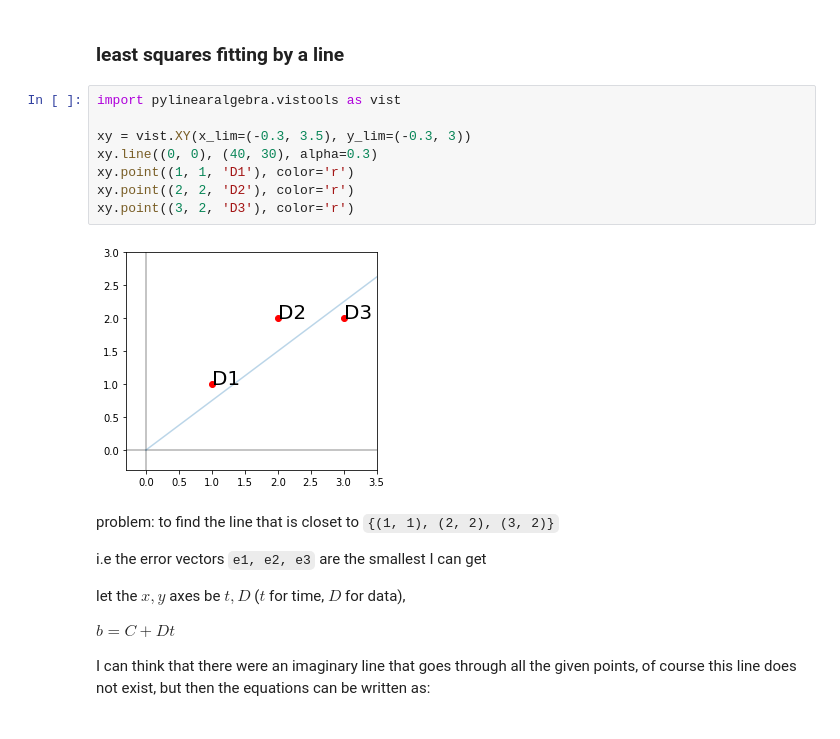
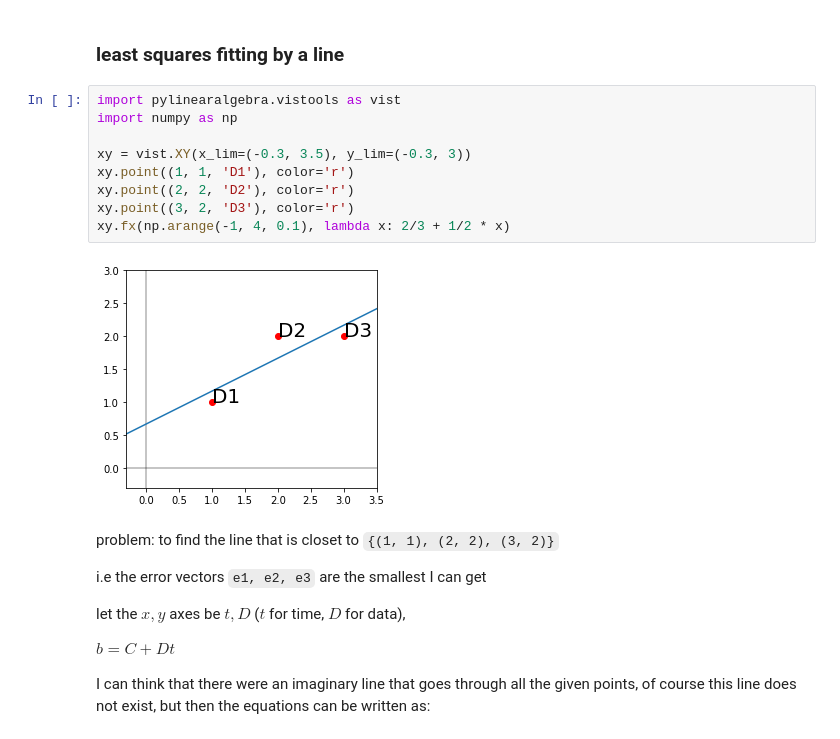
Before and after one commit to powergun/codingMatrix, a Jupyter notebook: notebooks/18.06_15_projections_onto_subspaces.ipynb, the cells around one changed output. Drawn from its saved outputs; the diff is of its cells as text.

```diff
--- a/notebooks/18.06_15_projections_onto_subspaces.ipynb
+++ b/notebooks/18.06_15_projections_onto_subspaces.ipynb
@@ -171,14 +171,15 @@ the identity $I$
 ### least squares fitting by a line
 # %%
 import pylinearalgebra.vistools as vist
+import numpy as np
 
 xy = vist.XY(x_lim=(-0.3, 3.5), y_lim=(-0.3, 3))
-xy.line((0, 0), (40, 30), alpha=0.3)
 xy.point((1, 1, 'D1'), color='r')
 xy.point((2, 2, 'D2'), color='r')
 xy.point((3, 2, 'D3'), color='r')
+xy.fx(np.arange(-1, 4, 0.1), lambda x: 2/3 + 1/2 * x)
 # %% [output]
-[figure, old version]
+[figure, new version]
 # %% [markdown]
 problem: to find the line that is closet to `{(1, 1), (2, 2), (3, 2)}`
 
```
Also changed, not shown: 5 other files.
